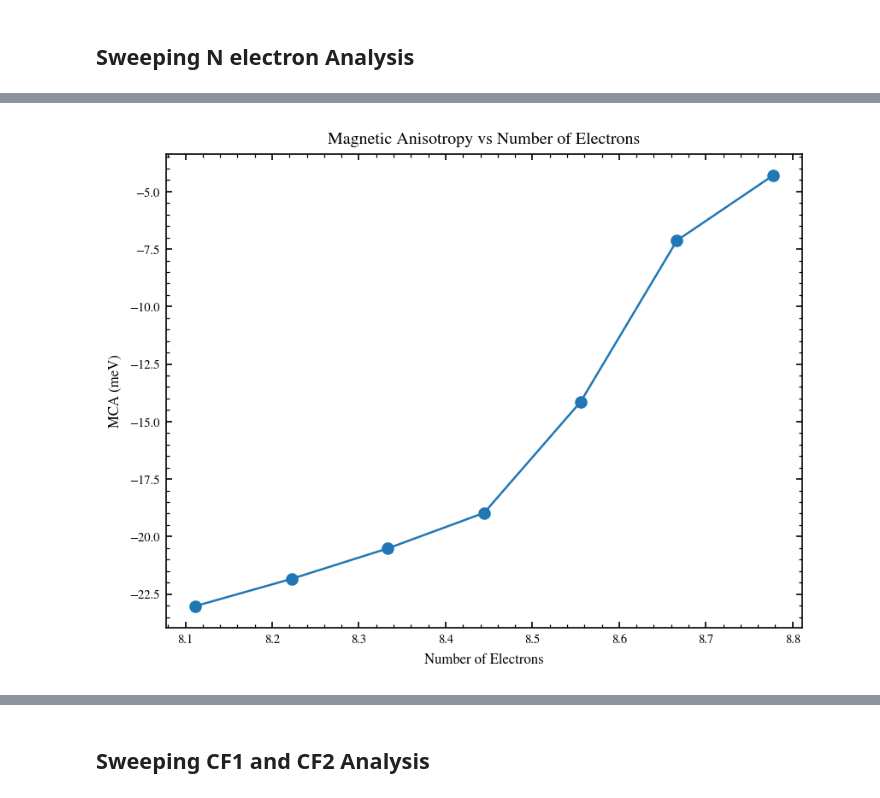
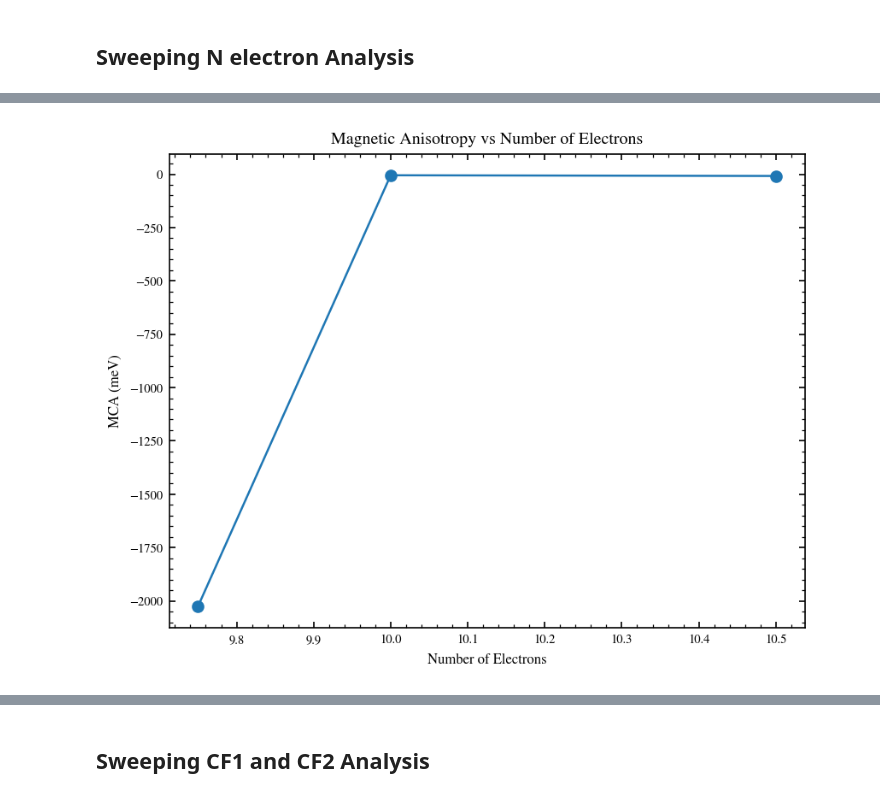
Before and after one commit to Astech34/Stoner-SCF, a Jupyter notebook: ground_state.ipynb, the cells around one changed output, grey strips where cells are left out. Drawn from its saved outputs; the diff is of its cells as text; code cells hidden in the pictures.

```diff
--- a/ground_state.ipynb
+++ b/ground_state.ipynb
@@ -249,7 +251,7 @@ def analyze_output(ffolder, fpath):
 # remove N = 8.0, 8.444, 8.667, 8.777, 8.888, 9.0
 def returnMCA(ffolder):
     rows = []
-    for N in [8.1111, 8.2222, 8.3333, 8.4444, 8.5556, 8.6667, 8.7778]:
+    for N in [9.75, 10.0, 10.5]:
         for spin_dir in ["001", "110"]:
             fpath = f"/{spin_dir}ne={N}.csv"
             try:
@@ -306,15 +300,15 @@ MCAList = computeMCAList(ffolder)
 # %%
 fig, ax = plt.subplots()
 
-nelectron = [8.1111, 8.2222, 8.3333, 8.4444, 8.5556, 8.6667, 8.7778]
+nelectron = [9.75, 10.0, 10.5]
 ax.plot(nelectron, np.array(MCAList)*1e3, marker='o')
 
 ax.set_xlabel('Number of Electrons')
 ax.set_ylabel('MCA (meV)')
 ax.set_title('Magnetic Anisotropy vs Number of Electrons')
 plt.show()
 # %% [output]
-[figure, old version]
+[figure, new version]
 # %%
 import os
 from pathlib import Path
```
Also changed, not shown: parts of 20 cells of this notebook, 6 other files.
